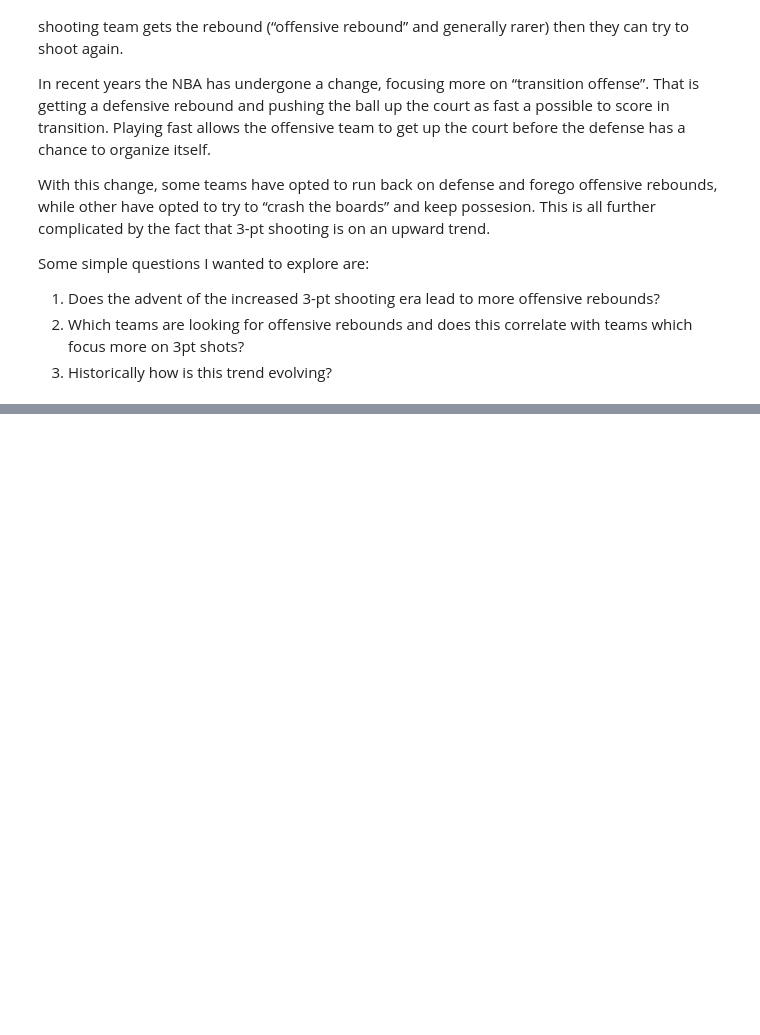
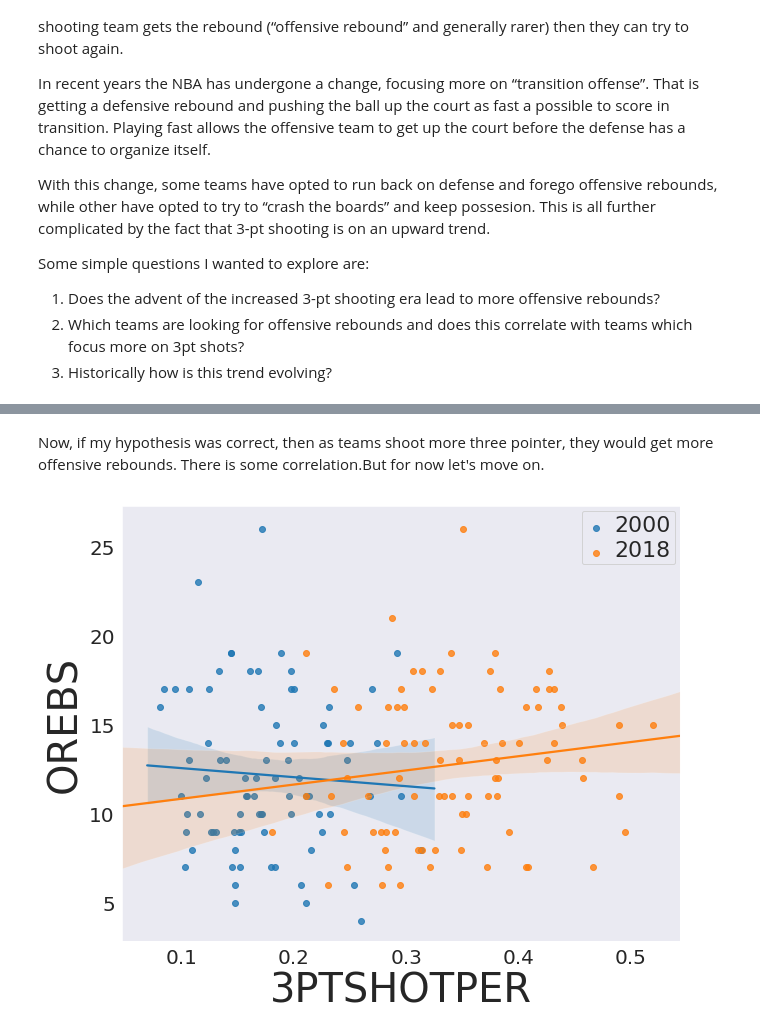
Before and after one commit to mistry/NBA_projects, a Jupyter notebook: stats/NBA_off_rebs.ipynb, the cells around one changed output, grey strips where cells are left out. Saved outputs shown, nothing was run; the diff lists cells and outputs as text; code cells hidden in the pictures; blank space fills up the shorter version.

```diff
--- a/stats/NBA_off_rebs.ipynb
+++ b/stats/NBA_off_rebs.ipynb
@@ -293,0 +60,5 @@ sns.plot(x=allseason['OREBPER'], y=allseason['MISS3PTPER'])
+# %%
+def get_games(year):
+    games_keep= games[(games.SEASON_ID.str[-4:] == year)]
+    games_keep= games_keep.reset_index(drop=True)
+    return games_keep
@@ -293,0 +289,28 @@ sns.plot(x=allseason['OREBPER'], y=allseason['MISS3PTPER'])
+# %%
+def format_plot(plot):
+    plt.setp(plot.get_legend().get_texts(), fontsize='22')
+    for item in (plot.get_xticklabels() + plot.get_yticklabels()):
+        item.set_fontsize(20)
+    for item in ([plot.xaxis.label, plot.yaxis.label]):
+        item.set_fontsize(40)
+# %% [markdown]
+Now, if my hypothesis was correct, then as teams shoot more three pointer, they would get more offensive rebounds. There is some correlation.But for now let's move on.
+# %%
+from scipy import stats
+def r2(x, y):
+    return stats.pearsonr(x, y)[0] ** 2
+
+plt.figure(figsize=(10,8))
+
+x=sea_00['3PTSHOTPER'].astype(float)
+y=sea_00['OREBS'].astype(float)
+sns.regplot(x,y, label = '2000')
+
+x2=sea_18['3PTSHOTPER'].astype(float)
+y2=sea_18['OREBS'].astype(float)
+plot_2 = sns.regplot(x2,y2, label='2018')
+
+plot_2.legend()
+format_plot(plot_2)
+# %% [output]
+[figure, added]
```
Also changed, not shown: parts of 45 cells of this notebook.
